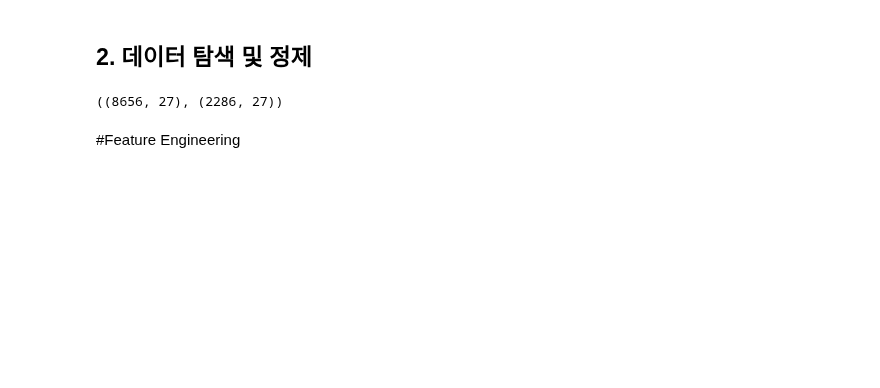
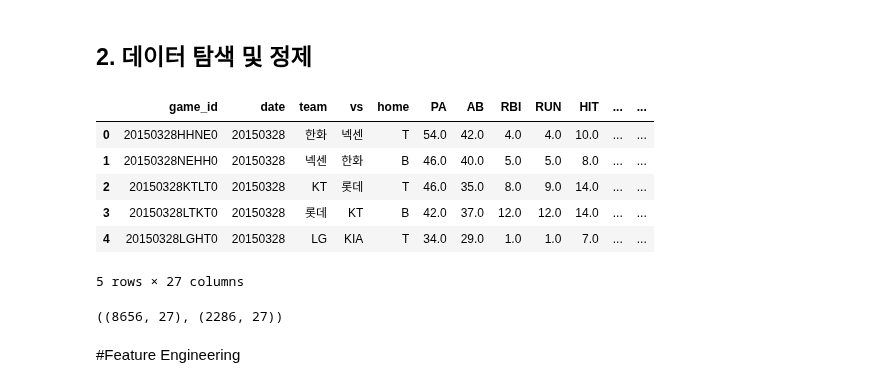
Before and after one commit to sseyonafre/Project, a Jupyter notebook: sprint2/AI_14_고세희_Section2.ipynb, the cells around one changed output. Saved outputs shown, nothing was run; the diff lists cells and outputs as text; code cells hidden in the pictures; blank space fills up the shorter version.

```diff
--- a/sprint2/AI_14_고세희_Section2.ipynb
+++ b/sprint2/AI_14_고세희_Section2.ipynb
@@ -289,5 +304,15 @@ df1.head()
 df = pd.read_csv('baseball.csv',index_col=0)
 # %%
 #n233a 에서 컬럼이름도 수정하고, 팀이름도 수정하고 필요없는 컬럼 드랍까지 완료한 데이터셋임.
+# %%
+df.head()
+# %% [output]
+|  | game_id | date | team | vs | home | PA | AB | RBI | RUN | HIT | ... | ... |
+| 0 | 20150328HHNE0 | 20150328 | 한화 | 넥센 | T | 54.0 | 42.0 | 4.0 | 4.0 | 10.0 | ... | ... |
+| 1 | 20150328NEHH0 | 20150328 | 넥센 | 한화 | B | 46.0 | 40.0 | 5.0 | 5.0 | 8.0 | ... | ... |
+| 2 | 20150328KTLT0 | 20150328 | KT | 롯데 | T | 46.0 | 35.0 | 8.0 | 9.0 | 14.0 | ... | ... |
+| 3 | 20150328LTKT0 | 20150328 | 롯데 | KT | B | 42.0 | 37.0 | 12.0 | 12.0 | 14.0 | ... | ... |
+| 4 | 20150328LGHT0 | 20150328 | LG | KIA | T | 34.0 | 29.0 | 1.0 | 1.0 | 7.0 | ... | ... |
+5 rows × 27 columns
 # %%
 #train :2015~2020 시즌, test:2021 ~ 2022상반기.
```
Also changed, not shown: parts of 12 cells of this notebook.
